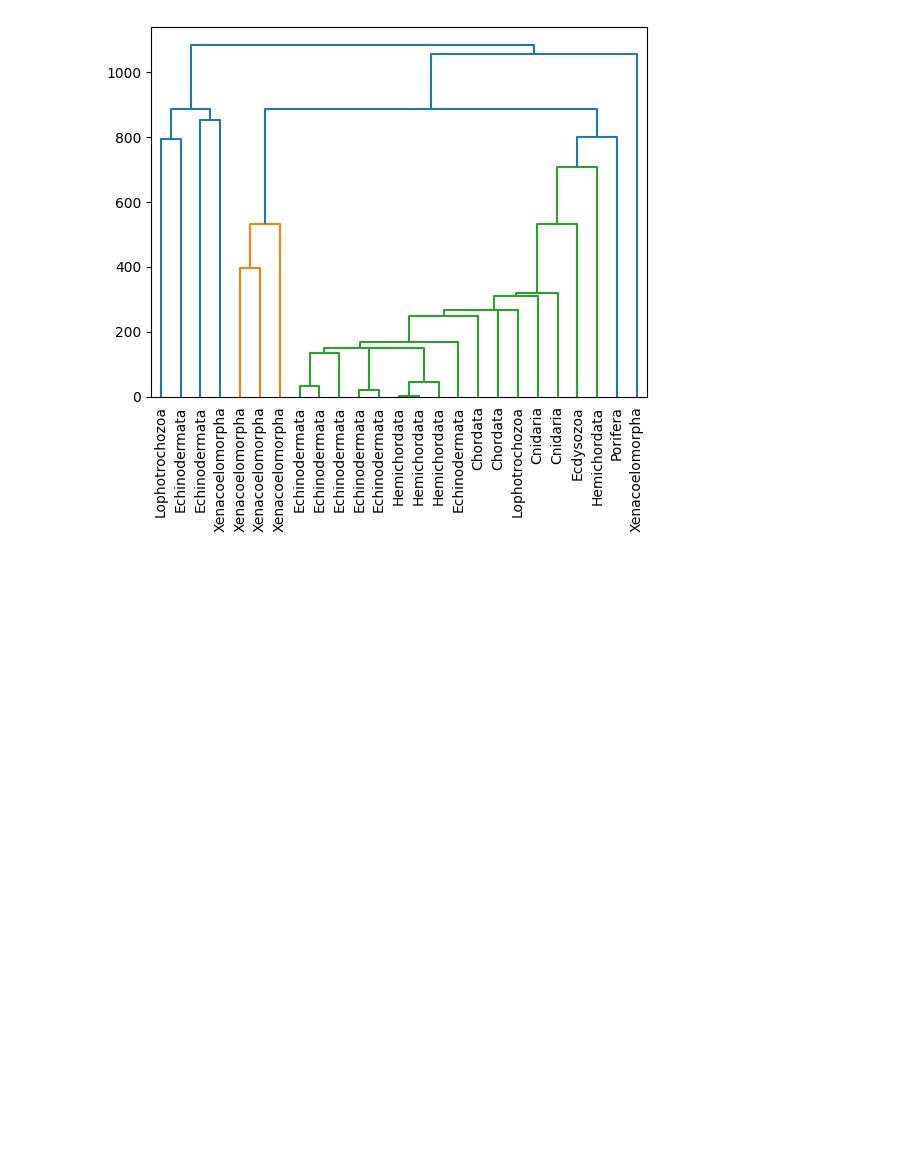
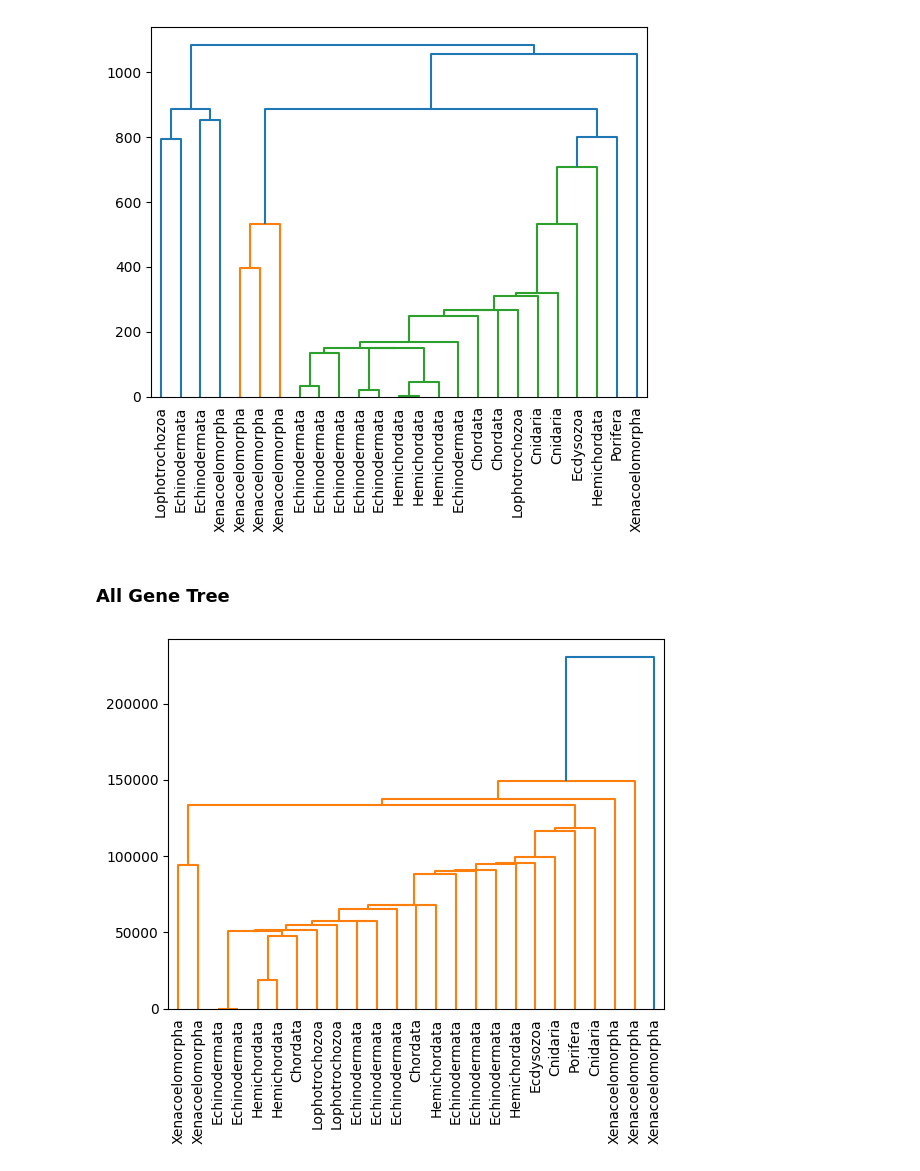
Before and after one commit to JTSIV1/phylogenetic_tree_for_acoelomorpha, a Jupyter notebook: generating_tree.ipynb, the cells around one changed output. Saved outputs shown, nothing was run; the diff lists cells and outputs as text; code cells hidden in the pictures; blank space fills up the shorter version.

Commit message:
added concat-ed genes tree

```diff
--- a/generating_tree.ipynb
+++ b/generating_tree.ipynb
@@ -126,0 +127,5 @@ with open('included_species.txt', 'w') as f:
+# %%
+all_genes_sequences = {}
+for gene_name, sequences in gene_sequences.items():
+    for species, sequence in sequences.items():
+        all_genes_sequences[species] = all_genes_sequences.get(species, '') + sequence
@@ -154,6 +161,8 @@ def get_distance_matrix(sequences):
 distance_matrices = {}
 for gene_name, sequences in tqdm(gene_sequences.items()):
     distance_matrices[gene_name] = get_distance_matrix(sequences)
+
+all_gene_distance_matrix = get_distance_matrix(all_genes_sequences)
 # %% [markdown]
 ### Perform Neighbor Joining
 # %%
@@ -367,6 +378,8 @@ trees = {}
 genes = list(gene_sequences.keys())
 for gene in genes:
     trees[gene] = cluster(distance_matrices[gene])
+
+all_genes_tree_1 = cluster(all_gene_distance_matrix)
 # %%
 Z, labels = trees[genes[0]]
 Z[:,2] = Z[:,2] - min(Z[:,2]) + 1
@@ -378,6 +391,19 @@ dn = hierarchy.dendrogram(Z, labels=lab_phyla, leaf_rotation=90)
 plt.show()
 # %% [output]
 [figure]
+# %% [markdown]
+### All Gene Tree
+# %%
+Z, labels = all_genes_tree_1
+Z[:,2] = Z[:,2] - min(Z[:,2]) + 1
+lab_phyla = []
+for i in range(len(labels)):
+    lab_phyla.append(species_dict[labels[i]])
+plt.figure()
+dn = hierarchy.dendrogram(Z, labels=lab_phyla, leaf_rotation=90)
+plt.show()
+# %% [output]
+[figure, added]
 # %%
 from scipy.cluster import hierarchy
 def getNewick(node, newick, parentdist, leaf_names):
```
Also changed, not shown: parts of 7 cells of this notebook.
